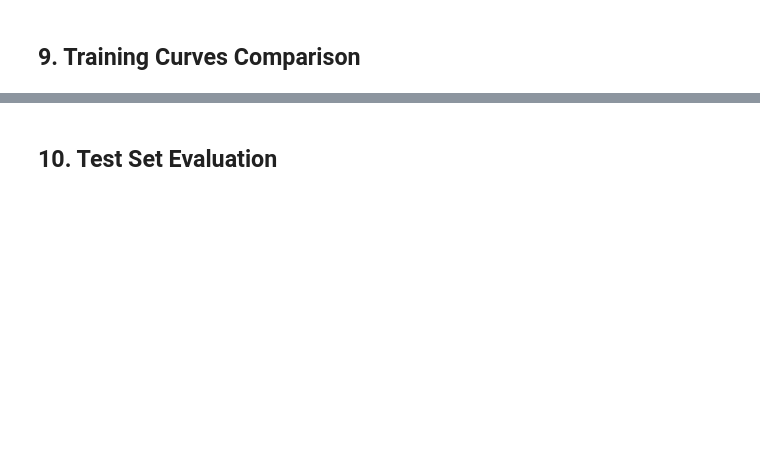
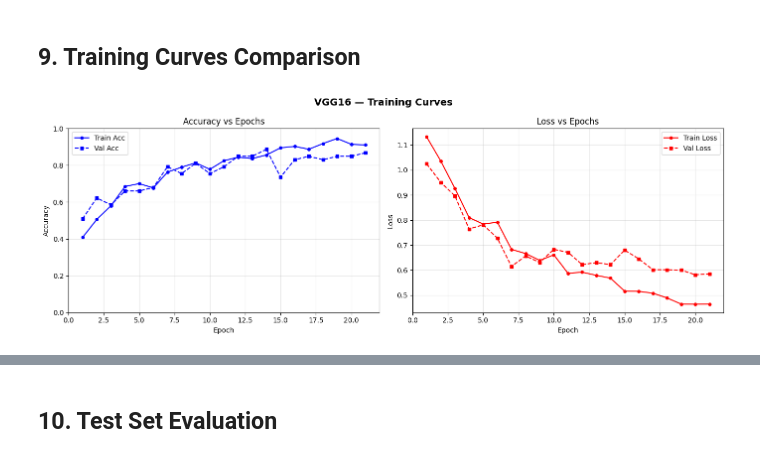
Before and after one commit to sanujiweerasinghe/tea-leaf-disease-classification, a Jupyter notebook: tea_leaf_disease_classification.ipynb, the cells around one changed output, grey strips where cells are left out. Saved outputs shown, nothing was run; the diff lists cells and outputs as text; code cells hidden in the pictures; blank space fills up the shorter version.

Commit message:
Add results and full project report

```diff
--- a/tea_leaf_disease_classification.ipynb
+++ b/tea_leaf_disease_classification.ipynb
@@ -255,9 +300,14 @@ for param in vgg16.features.parameters():
 for param in vgg16.features[24:].parameters():
     param.requires_grad = True
 
-# Replace classifier head
+# Replace classifier head with Dropout to reduce overfitting
+# Original VGG16 head already has Dropout(0.5) at [0] and [3];
+# we add an extra Dropout before the final Linear layer.
 in_features = vgg16.classifier[6].in_features
-vgg16.classifier[6] = nn.Linear(in_features, NUM_CLASSES)
+vgg16.classifier[6] = nn.Sequential(
+    nn.Dropout(p=0.5),          # extra dropout before final layer
+    nn.Linear(in_features, NUM_CLASSES)
+)
 
 vgg16 = vgg16.to(DEVICE)
 
@@ -281,9 +352,12 @@ for param in resnet50.parameters():
 for param in resnet50.layer4.parameters():
     param.requires_grad = True
 
-# Replace fully connected head
+# Replace fc head with Dropout + Linear to reduce overfitting
 in_features = resnet50.fc.in_features
-resnet50.fc = nn.Linear(in_features, NUM_CLASSES)
+resnet50.fc = nn.Sequential(
+    nn.Dropout(p=0.5),          # dropout to combat overfitting
+    nn.Linear(in_features, NUM_CLASSES)
+)
 
 resnet50 = resnet50.to(DEVICE)
 
@@ -296,32 +394,82 @@ resnet50_history = train_model(resnet50, train_loader, val_loader, num_epochs=25
 # %% [markdown]
 ## 9. Training Curves Comparison
 # %%
-epochs = range(1, len(vgg16_history["train_acc"]) + 1)
+epochs_vgg    = range(1, len(vgg16_history['train_acc']) + 1)
+epochs_resnet = range(1, len(resnet50_history['train_acc']) + 1)
+
+os.makedirs('results', exist_ok=True)
+
+# ── VGG16 ──────────────────────────────────────────────────────────────────
 fig, axes = plt.subplots(1, 2, figsize=(14, 5))
+fig.suptitle('VGG16 — Training Curves', fontsize=14, fontweight='bold')
 
-# --- Accuracy ---
 ax = axes[0]
-ax.plot(epochs, vgg16_history['train_acc'],   'b-o',  label='VGG16 Train')
-ax.plot(epochs, vgg16_history['val_acc'],     'b--s', label='VGG16 Val')
-ax.plot(epochs, resnet50_history['train_acc'],'r-o',  label='ResNet50 Train')
-ax.plot(epochs, resnet50_history['val_acc'],  'r--s', label='ResNet50 Val')
-ax.set_title('Accuracy vs Epochs', fontsize=13)
+ax.plot(epochs_vgg, vgg16_history['train_acc'], 'b-o', markersize=4, label='Train Acc')
+ax.plot(epochs_vgg, vgg16_history['val_acc'],   'b--s', markersize=4, label='Val Acc')
+ax.set_title('Accuracy vs Epochs')
 ax.set_xlabel('Epoch'); ax.set_ylabel('Accuracy')
-ax.legend(); ax.grid(True, alpha=0.3)
-ax.set_ylim([0, 1])
+ax.set_ylim([0, 1]); ax.legend(); ax.grid(True, alpha=0.3)
 
-# --- Loss ---
 ax = axes[1]
-ax.plot(epochs, vgg16_history['train_loss'],   'b-o',  label='VGG16 Train')
-ax.plot(epochs, vgg16_history['val_loss'],     'b--s', label='VGG16 Val')
-ax.plot(epochs, resnet50_history['train_loss'],'r-o',  label='ResNet50 Train')
-ax.plot(epochs, resnet50_history['val_loss'],  'r--s', label='ResNet50 Val')
-ax.set_title('Loss vs Epochs', fontsize=13)
+ax.plot(epochs_vgg, vgg16_history['train_loss'], 'r-o', markersize=4, label='Train Loss')
+ax.plot(epochs_vgg, vgg16_history['val_loss'],   'r--s', markersize=4, label='Val Loss')
+ax.set_title('Loss vs Epochs')
 ax.set_xlabel('Epoch'); ax.set_ylabel('Loss')
 ax.legend(); ax.grid(True, alpha=0.3)
 
-plt.suptitle('VGG16 vs ResNet50 — Training Comparison', fontsize=14)
+plt.tight_layout()
+plt.savefig('results/vgg16_training_curves.png', dpi=150, bbox_inches='tight')
+plt.show()
+print('Saved: results/vgg16_training_curves.png')
+
+# ── ResNet50 ───────────────────────────────────────────────────────────────
+fig, axes = plt.subplots(1, 2, figsize=(14, 5))
+fig.suptitle('ResNet50 — Training Curves', fontsize=14, fontweight='bold')
+
+ax = axes[0]
+ax.plot(epochs_resnet, resnet50_history['train_acc'], 'g-o', markersize=4, label='Train Acc')
+ax.plot(epochs_resnet, resnet50_history['val_acc'],   'g--s', markersize=4, label='Val Acc')
+ax.set_title('Accuracy vs Epochs')
+ax.set_xlabel('Epoch'); ax.set_ylabel('Accuracy')
+ax.set_ylim([0, 1]); ax.legend(); ax.grid(True, alpha=0.3)
+
+ax = axes[1]
+ax.plot(epochs_resnet, resnet50_history['train_loss'], 'r-o', markersize=4, label='Train Loss')
+ax.plot(epochs_resnet, resnet50_history['val_loss'],   'r--s', markersize=4, label='Val Loss')
+ax.set_title('Loss vs Epochs')
+ax.set_xlabel('Epoch'); ax.set_ylabel('Loss')
+ax.legend(); ax.grid(True, alpha=0.3)
+
+plt.tight_layout()
+plt.savefig('results/resnet50_training_curves.png', dpi=150, bbox_inches='tight')
+plt.show()
+print('Saved: results/resnet50_training_curves.png')
+
+# ── Combined comparison (kept for reference) ──────────────────────────────
+fig, axes = plt.subplots(1, 2, figsize=(14, 5))
+fig.suptitle('VGG16 vs ResNet50 — Training Comparison', fontsize=14)
+
+ax = axes[0]
+ax.plot(epochs_vgg,    vgg16_history['train_acc'],    'b-o',  markersize=3, label='VGG16 Train')
+ax.plot(epochs_vgg,    vgg16_history['val_acc'],      'b--s', markersize=3, label='VGG16 Val')
+ax.plot(epochs_resnet, resnet50_history['train_acc'], 'g-o',  markersize=3, label='ResNet50 Train')
+ax.plot(epochs_resnet, resnet50_history['val_acc'],   'g--s', markersize=3, label='ResNet50 Val')
+ax.set_title('Accuracy vs Epochs')
+ax.set_xlabel('Epoch'); ax.set_ylabel('Accuracy')
+ax.set_ylim([0, 1]); ax.legend(); ax.grid(True, alpha=0.3)
+
+ax = axes[1]
+ax.plot(epochs_vgg,    vgg16_history['train_loss'],    'b-o',  markersize=3, label='VGG16 Train')
+ax.plot(epochs_vgg,    vgg16_history['val_loss'],      'b--s', markersize=3, label='VGG16 Val')
+ax.plot(epochs_resnet, resnet50_history['train_loss'], 'g-o',  markersize=3, label='ResNet50 Train')
+ax.plot(epochs_resnet, resnet50_history['val_loss'],   'g--s', markersize=3, label='ResNet50 Val')
+ax.set_title('Loss vs Epochs')
+ax.set_xlabel('Epoch'); ax.set_ylabel('Loss')
+ax.legend(); ax.grid(True, alpha=0.3)
+
 plt.tight_layout()
 plt.savefig('results/training_curves.png', dpi=150, bbox_inches='tight')
 plt.show()
 print('Saved: results/training_curves.png')
+# %% [output]
+[figure, added]
```
Also changed, not shown: parts of 20 cells of this notebook, 9 other files.
